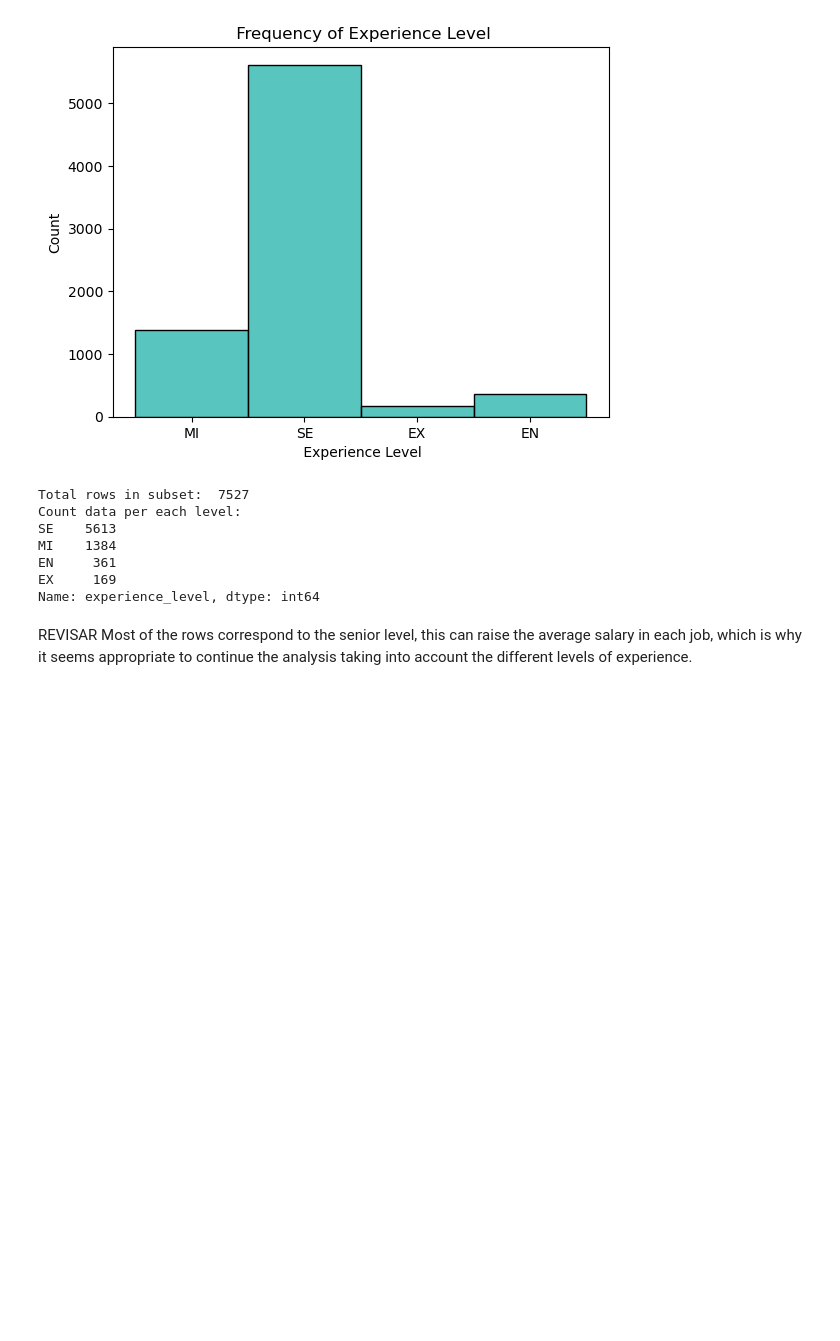
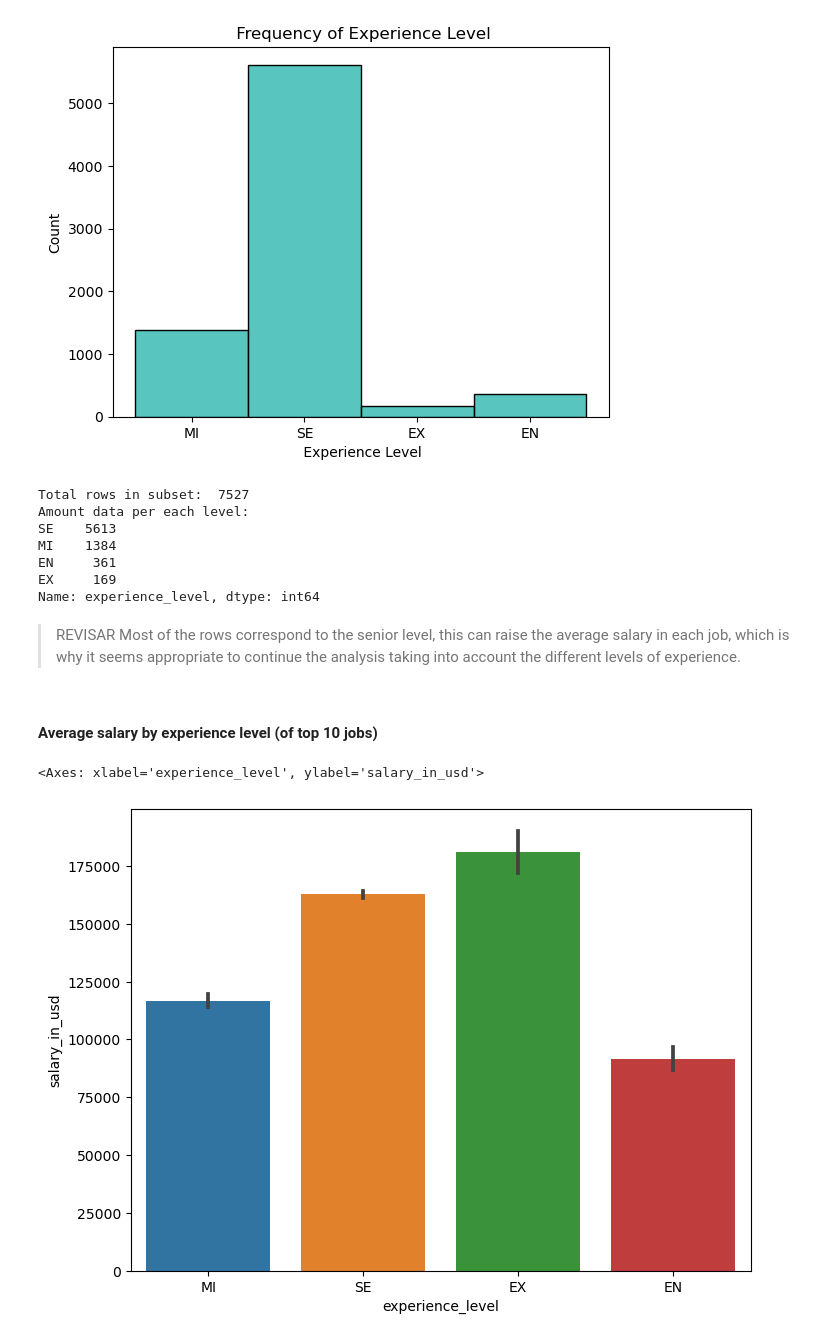
Before and after one commit to MayraVillarrubia/data-analysis, a Jupyter notebook: global_salaries_in_data/analysis_global_salaries.ipynb, the cells around one changed output. Saved outputs shown, nothing was run; the diff lists cells and outputs as text; code cells hidden in the pictures; blank space fills up the shorter version.

```diff
--- a/global_salaries_in_data/analysis_global_salaries.ipynb
+++ b/global_salaries_in_data/analysis_global_salaries.ipynb
@@ -239,16 +244,26 @@ Experience Level:
 [figure]
 # %%
 print ('Total rows in subset: ', len(subset_data_salaries))
-print ('Count data per each level:' )
+print ('Amount data per each level:' )
 print (subset_data_salaries['experience_level'].value_counts())
 # %% [output]
 Total rows in subset:  7527
-Count data per each level:
+Amount data per each level:
 SE    5613
 MI    1384
 EN     361
 EX     169
 Name: experience_level, dtype: int64
 # %% [markdown]
-REVISAR
-Most of the rows correspond to the senior level, this can raise the average salary in each job, which is why it seems appropriate to continue the analysis taking into account the different levels of experience.
+>REVISAR
+>Most of the rows correspond to the senior level, this can raise the average salary in each job, which is why it seems appropriate to continue the analysis taking into account the different levels of experience.
+# %% [markdown]
+#### Average salary by experience level (of top 10 jobs)
+# %%
+plt.figure(figsize=(8,6))
+plt.xlabel('Experience Level')
+plt.ylabel('Salary in USD')
+sns.barplot(y=subset_data_salaries['salary_in_usd'], x=subset_data_salaries['experience_level'])
+# %% [output]
+<Axes: xlabel='experience_level', ylabel='salary_in_usd'>
+[figure, added]
```
Also changed, not shown: parts of 27 cells of this notebook.
